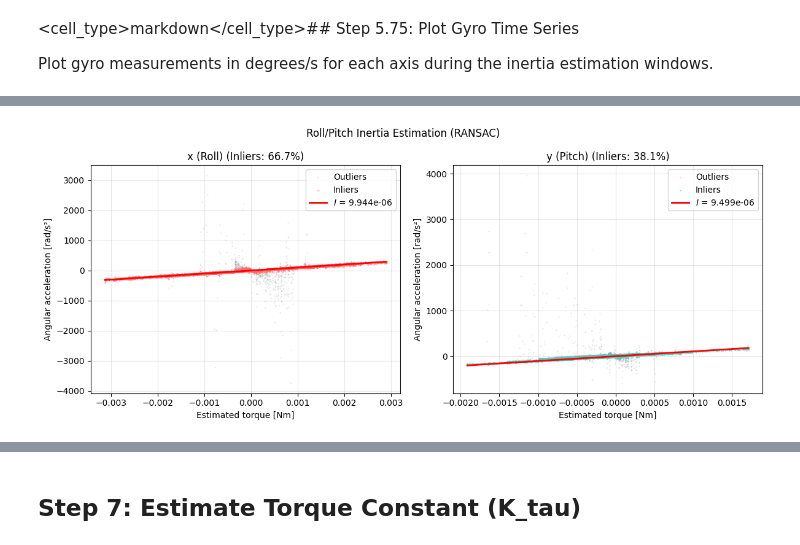
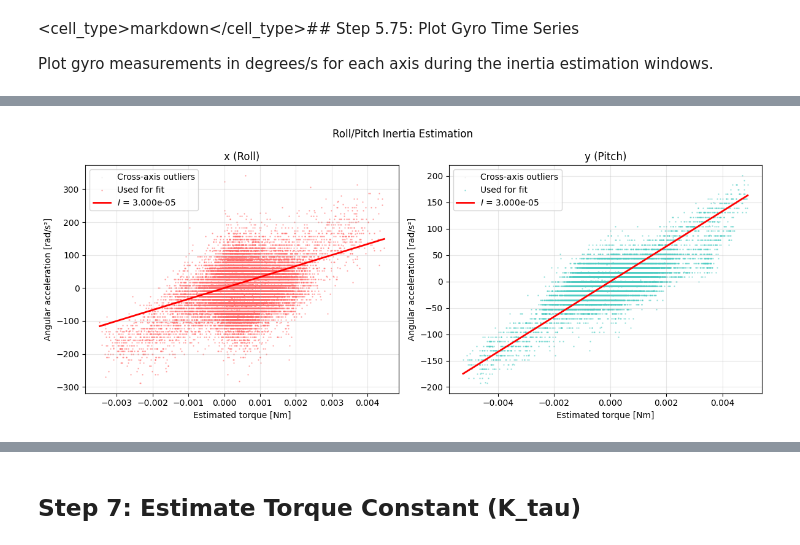
Before and after one commit to EricPedley/betaflight_tools, a Jupyter notebook: betaflight_sysid.ipynb, the cells around one changed output, grey strips where cells are left out. Saved outputs shown, nothing was run; the diff lists cells and outputs as text; code cells hidden in the pictures.

Commit message:
get decent sysid results from m75 pro minus the inertia

```diff
--- a/betaflight_sysid.ipynb
+++ b/betaflight_sysid.ipynb
@@ -39,17 +39,17 @@ from scipy.optimize import nnls
 Edit these parameters to match your quadcopter:
 # %%
 # Model configuration
-model_name = "my_quad"  # Name for output files
+model_name = "meteor75"  # Name for output files
 
 # List your blackbox CSV files here
 # These should be exported from Betaflight Blackbox Explorer
 data_files = [
-    '/home/miller/code/rl-betaflight/blackbox.01.csv',  # Edit these paths to match your log files
+    '/home/forge/code/blackbox-tools/logs/m75_sysid/btfl_002.01.csv',  # Edit these paths to match your log files
 ]
 
 # Physical parameters - MUST be measured/known for your quad
-mass = 0.036  # kg - total mass of quadcopter
-arm_length = np.linalg.norm(np.array([0.028,0.028]))  # meters - distance from center to motor
+mass = 0.0475  # kg - total mass of quadcopter
+arm_length = 0.0404  # meters - distance from center to motor
 
 # Inertia ratio (Izz / average of Ixx and Iyy) - typical range 1.5-2.5 for X-frame quads
 inertia_ratio = 1.8
@@ -486,24 +505,24 @@ Select time ranges with good excitation for each identification task:
 timeframes_thrust = [
     {
         "flight": 0,
-        "start": 0,  # seconds
-        "end": 15
+        "start": 40,  # seconds
+        "end": 50
     }
 ]
 
 timeframes_inertia_roll_pitch = [
     {
         "flight": 0,
-        "start": 20,  # seconds
-        "end": 50
+        "start": 40,  # seconds
+        "end": 90
     }
 ]
 
 timeframes_inertia_yaw = [
     {
         "flight": 0,
-        "start": 50,  # seconds
-        "end": 60
+        "start": 70,  # seconds
+        "end": 90
     }
 ]
 # %%
@@ -1432,45 +1514,61 @@ Yaw (Z):
 # %%
 I = []
 fig, axs = plt.subplots(1, 2, figsize=(12, 5))
+
+# Get all angular acceleration data
+domega_all = combined_inertia_roll_pitch["domega"]  # Shape: (N, 3) for roll, pitch, yaw
+
+# Find max acceleration on each axis
+max_per_axis = np.abs(domega_all).max(axis=0)
+print(f"Max angular acceleration per axis: roll={np.rad2deg(max_per_axis[0]):.0f}, "
+      f"pitch={np.rad2deg(max_per_axis[1]):.0f}, yaw={np.rad2deg(max_per_axis[2]):.0f} deg/s²")
+
+# Use 5x the minimum max as the threshold for outlier rejection
+min_max = max_per_axis.min()
+outlier_threshold = 5.0 * min_max
+print(f"Outlier threshold: {np.rad2deg(outlier_threshold):.0f} deg/s² (5x min of {np.rad2deg(min_max):.0f})")
+
+# Filter: keep only points where ALL axes are below threshold
+valid_cross_axis = np.all(np.abs(domega_all) < outlier_threshold, axis=1)
+print(f"Points passing cross-axis filter: {valid_cross_axis.sum()}/{len(valid_cross_axis)} "
+      f"({100*valid_cross_axis.mean():.1f}%)")
+print()
 
 for axis_i, axis_name in zip([0, 1], ["x (Roll)", "y (Pitch)"]):
     ax = axs[axis_i]
     dw_full = combined_inertia_roll_pitch["domega"][:, axis_i]
     torque_full = combined_inertia_roll_pitch["pre_torque_geometric"].sum(axis=1)[:, axis_i]
 
-    # Use RANSAC for robust inertia estimation
-    I_axis, inliers_mask, inlier_ratio = estimate_inertia_ransac(
-        dw_full, torque_full,
-        iterations=1000,
-        threshold_factor=2.5,
-        min_alpha=1e-2  # Ignore accelerations < 1e-2 rad/s² (very low excitation)
-    )
+    # Apply cross-axis filter
+    dw_filtered = dw_full[valid_cross_axis]
+    torque_filtered = torque_full[valid_cross_axis]
+
+    # Estimate inertia using selected method on filtered data
+    I_axis = 3e-5#estimate_inertia(dw_filtered, torque_filtered)
 
     print(f"I_{axis_name}: {I_axis:.6e} kg*m^2")
-    print(f"  Inliers: {inliers_mask.sum()}/{len(dw_full)} ({inlier_ratio*100:.1f}%)")
-    print()
 
-    # Plot all data (gray) and inliers (colored)
-    ax.scatter(torque_full[~inliers_mask], dw_full[~inliers_mask],
-               s=0.3, alpha=0.2, color='gray', label='Outliers')
-    ax.scatter(torque_full[inliers_mask], dw_full[inliers_mask],
+    # Plot: gray for outliers, colored for used data
+    ax.scatter(torque_full[~valid_cross_axis], dw_full[~valid_cross_axis],
+               s=0.3, alpha=0.1, color='gray', label='Cross-axis outliers')
+    ax.scatter(torque_filtered, dw_filtered,
                s=0.5, alpha=0.5, color='#FF6B6B' if axis_i == 0 else '#4ECDC4',
-               label='Inliers')
+               label='Used for fit')
 
     # Plot fitted line
-    if max(np.abs(torque_full)) > 0:
-        torques_range = np.linspace(torque_full.min(), torque_full.max(), 100)
+    if max(np.abs(torque_filtered)) > 0:
+        torques_range = np.linspace(torque_filtered.min(), torque_filtered.max(), 100)
         ax.plot(torques_range, torques_range / I_axis, color="red",
                 linewidth=2, label=f"$I$ = {I_axis:.3e}")
 
     ax.set_xlabel(f"Estimated torque [Nm]")
     ax.set_ylabel(f"Angular acceleration [rad/s²]")
-    ax.set_title(f"{axis_name} (Inliers: {inlier_ratio*100:.1f}%)")
+    ax.set_title(f"{axis_name}")
     ax.legend()
     ax.grid(True, alpha=0.3)
     I.append(I_axis)
 
-fig.suptitle("Roll/Pitch Inertia Estimation (RANSAC)")
+fig.suptitle("Roll/Pitch Inertia Estimation")
 fig.tight_layout()
 fig.savefig(f"figures/{model_name}_inertia_roll_pitch.png", dpi=dpi)
 plt.show()
@@ -1483,4 +1582,4 @@ I_y (Pitch): 9.499339e-06 kg*m^2
-[figure, old version]
+[figure, new version]
 # %%
 # Calculate yaw inertia from roll/pitch using ratio
 I_xx, I_yy = I[:2]
```
Also changed, not shown: parts of 18 cells of this notebook, 3 other files.
